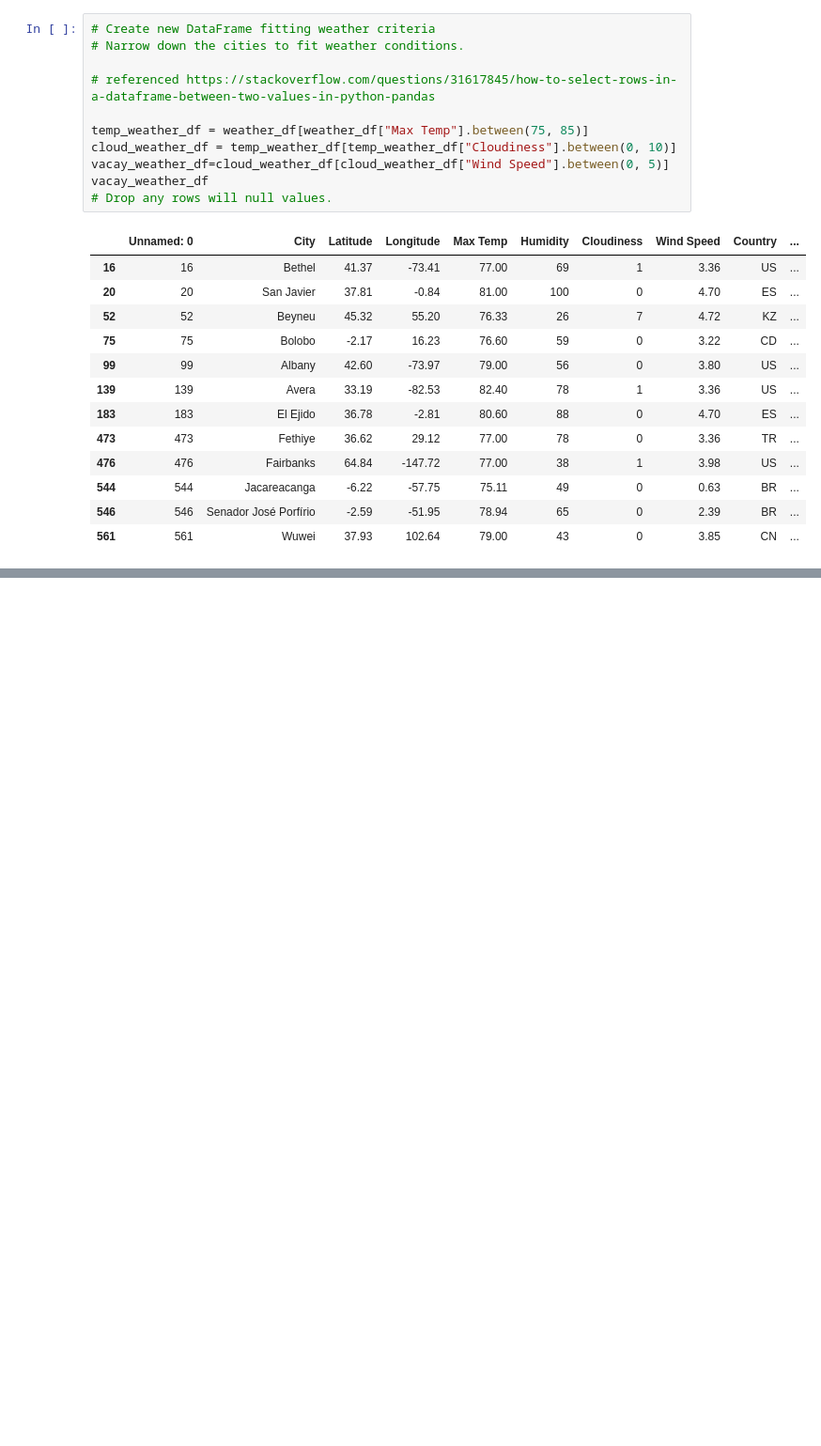
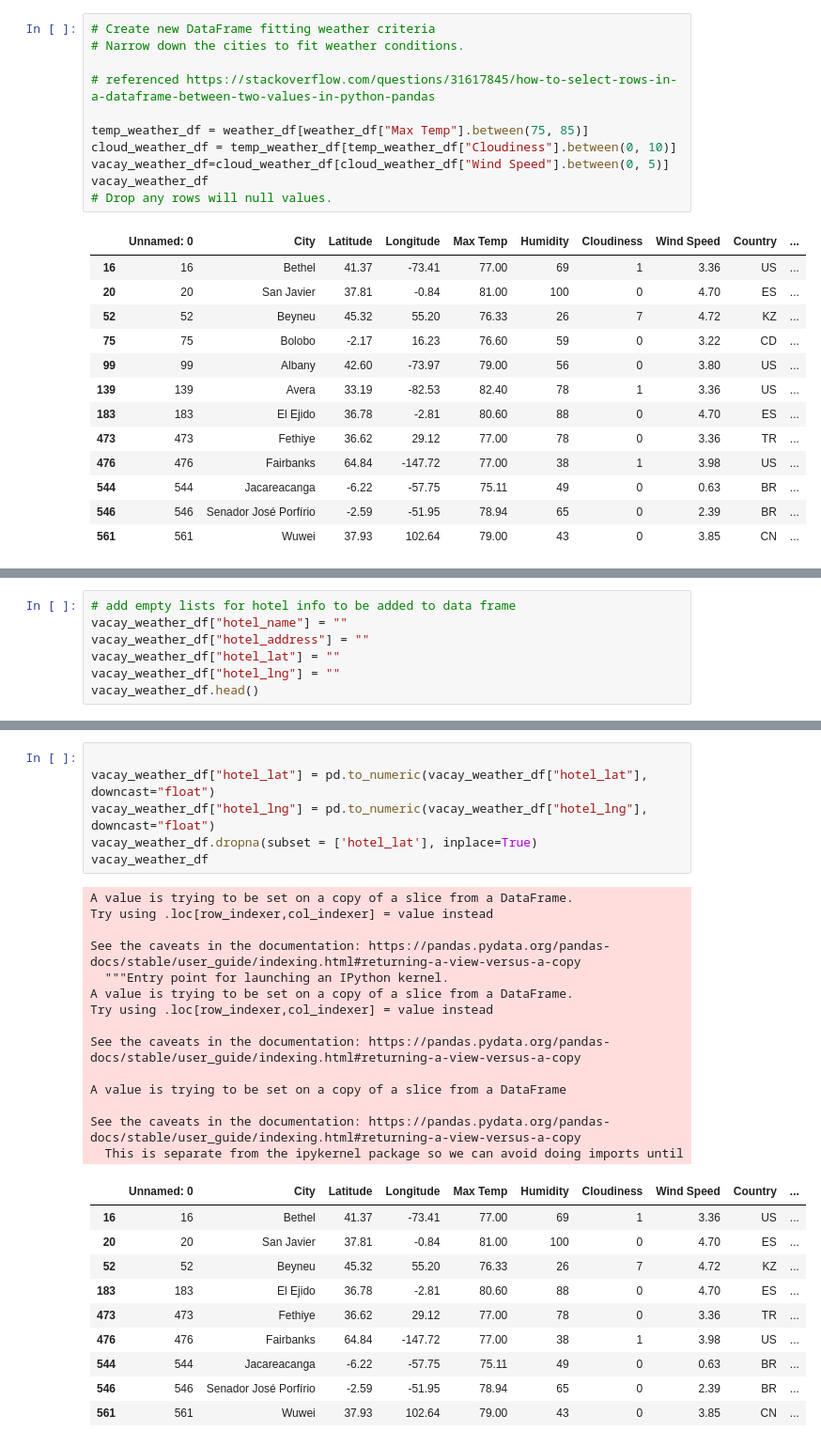
Before and after one commit to ehislope/python_api_challenge, a Jupyter notebook: VacationPy.ipynb, the cells around one changed output, grey strips where cells are left out. Shown: that part at 94% size. Saved outputs shown, nothing was run; the diff lists cells and outputs as text; blank space fills up the shorter version.

```diff
--- a/VacationPy.ipynb
+++ b/VacationPy.ipynb
@@ -75,0 +69,7 @@ vacay_weather_df
+# %%
+# add empty lists for hotel info to be added to data frame
+vacay_weather_df["hotel_name"] = ""
+vacay_weather_df["hotel_address"] = ""
+vacay_weather_df["hotel_lat"] = ""
+vacay_weather_df["hotel_lng"] = ""
+vacay_weather_df.head()
@@ -75,0 +162,31 @@ vacay_weather_df
+# %%
+
+vacay_weather_df["hotel_lat"] = pd.to_numeric(vacay_weather_df["hotel_lat"], downcast="float")
+vacay_weather_df["hotel_lng"] = pd.to_numeric(vacay_weather_df["hotel_lng"], downcast="float")
+vacay_weather_df.dropna(subset = ['hotel_lat'], inplace=True)
+vacay_weather_df
+# %% [output]
+A value is trying to be set on a copy of a slice from a DataFrame.
+Try using .loc[row_indexer,col_indexer] = value instead
+
+See the caveats in the documentation: https://pandas.pydata.org/pandas-docs/stable/user_guide/indexing.html#returning-a-view-versus-a-copy
+  """Entry point for launching an IPython kernel.
+A value is trying to be set on a copy of a slice from a DataFrame.
+Try using .loc[row_indexer,col_indexer] = value instead
+
+See the caveats in the documentation: https://pandas.pydata.org/pandas-docs/stable/user_guide/indexing.html#returning-a-view-versus-a-copy
+
+A value is trying to be set on a copy of a slice from a DataFrame
+
+See the caveats in the documentation: https://pandas.pydata.org/pandas-docs/stable/user_guide/indexing.html#returning-a-view-versus-a-copy
+  This is separate from the ipykernel package so we can avoid doing imports until
+|  | Unnamed: 0 | City | Latitude | Longitude | Max Temp | Humidity | Cloudiness | Wind Speed | Country | ... |
+| 16 | 16 | Bethel | 41.37 | -73.41 | 77.00 | 69 | 1 | 3.36 | US | ... |
+| 20 | 20 | San Javier | 37.81 | -0.84 | 81.00 | 100 | 0 | 4.70 | ES | ... |
+| 52 | 52 | Beyneu | 45.32 | 55.20 | 76.33 | 26 | 7 | 4.72 | KZ | ... |
+| 183 | 183 | El Ejido | 36.78 | -2.81 | 80.60 | 88 | 0 | 4.70 | ES | ... |
+| 473 | 473 | Fethiye | 36.62 | 29.12 | 77.00 | 78 | 0 | 3.36 | TR | ... |
+| 476 | 476 | Fairbanks | 64.84 | -147.72 | 77.00 | 38 | 1 | 3.98 | US | ... |
+| 544 | 544 | Jacareacanga | -6.22 | -57.75 | 75.11 | 49 | 0 | 0.63 | BR | ... |
+| 546 | 546 | Senador José Porfírio | -2.59 | -51.95 | 78.94 | 65 | 0 | 2.39 | BR | ... |
+| 561 | 561 | Wuwei | 37.93 | 102.64 | 79.00 | 43 | 0 | 3.85 | CN | ... |
```
Also changed, not shown: parts of 7 cells of this notebook.
